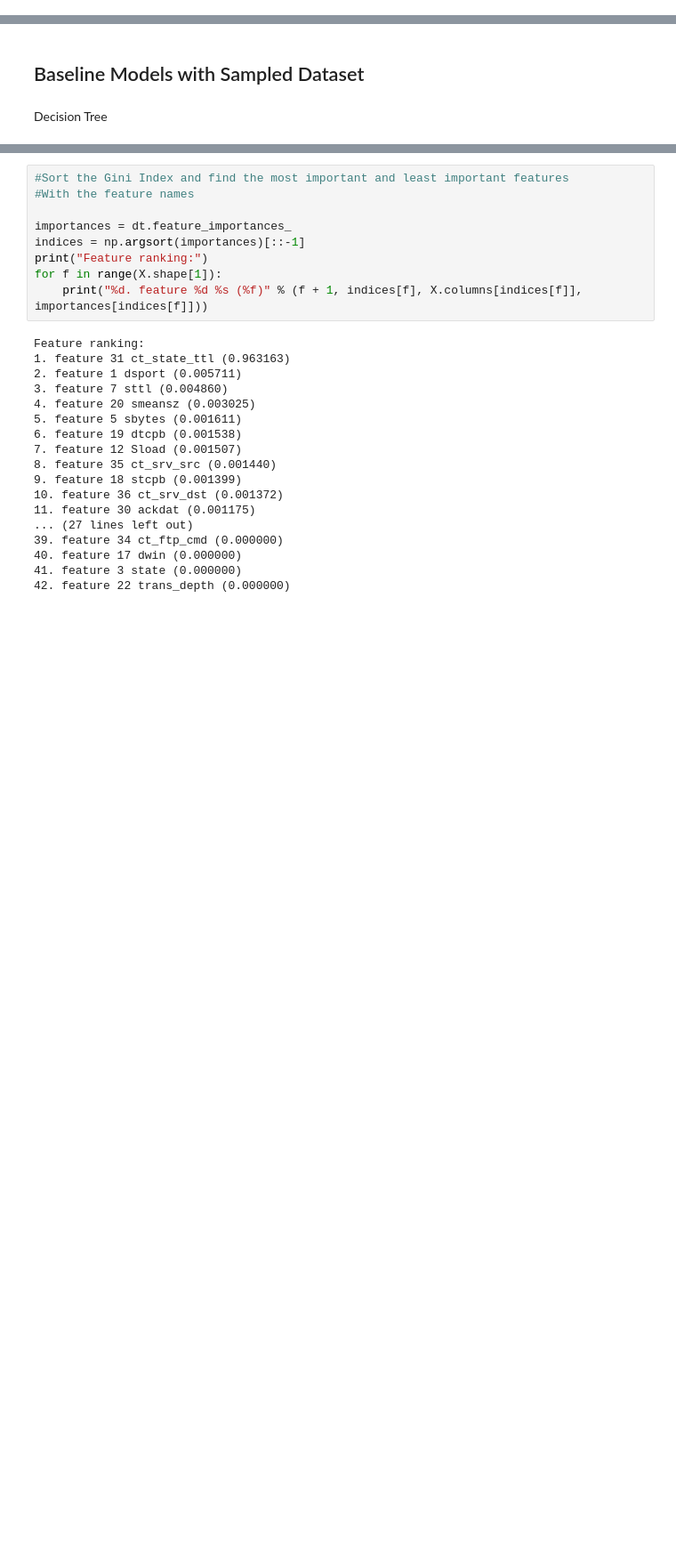
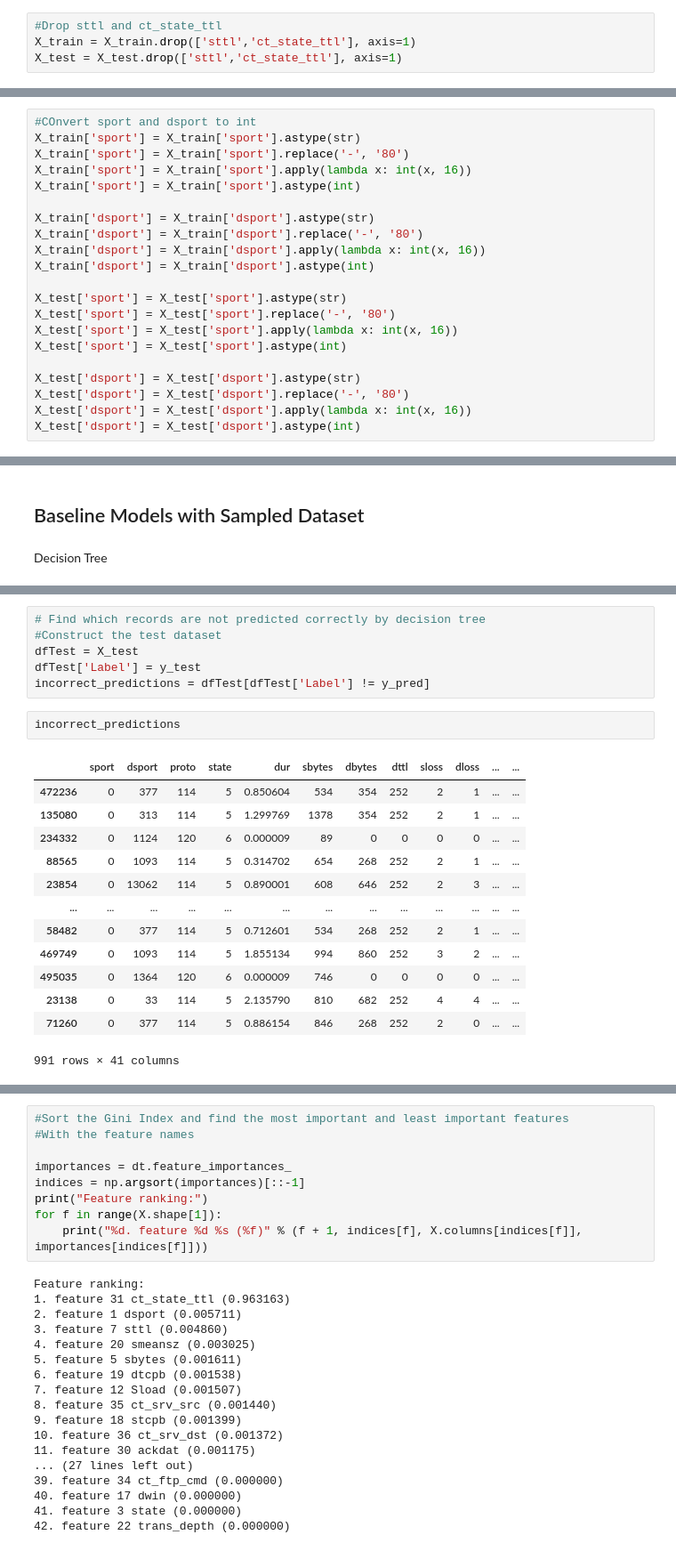
Before and after one commit to Rithuh/Graph-Based-Network-Anomaly-Detection, a Jupyter notebook: Phase2ParallelRunning.ipynb, the cells around one changed output, grey strips where cells are left out. Shown at 89% size. Drawn from its saved outputs; the diff is of its cells as text; blank space fills up the shorter version.

```diff
--- a/Phase2ParallelRunning.ipynb
+++ b/Phase2ParallelRunning.ipynb
@@ -273,3 +303,7 @@ X = dfDroppedforLR.iloc[:,0:42]
 y = dfDroppedforLR['Label']
 
 X_train, X_test, y_train, y_test = train_test_split(X, y, test_size=0.2, random_state=42)
+# %%
+#Drop sttl and ct_state_ttl
+X_train = X_train.drop(['sttl','ct_state_ttl'], axis=1)
+X_test = X_test.drop(['sttl','ct_state_ttl'], axis=1)
@@ -275,0 +312,21 @@ X_train, X_test, y_train, y_test = train_test_split(X, y, test_size=0.2, random_
+# %%
+#COnvert sport and dsport to int
+X_train['sport'] = X_train['sport'].astype(str)
+X_train['sport'] = X_train['sport'].replace('-', '80')
+X_train['sport'] = X_train['sport'].apply(lambda x: int(x, 16))
+X_train['sport'] = X_train['sport'].astype(int)
+
+X_train['dsport'] = X_train['dsport'].astype(str)
+X_train['dsport'] = X_train['dsport'].replace('-', '80')
+X_train['dsport'] = X_train['dsport'].apply(lambda x: int(x, 16))
+X_train['dsport'] = X_train['dsport'].astype(int)
+
+X_test['sport'] = X_test['sport'].astype(str)
+X_test['sport'] = X_test['sport'].replace('-', '80')
+X_test['sport'] = X_test['sport'].apply(lambda x: int(x, 16))
+X_test['sport'] = X_test['sport'].astype(int)
+
+X_test['dsport'] = X_test['dsport'].astype(str)
+X_test['dsport'] = X_test['dsport'].replace('-', '80')
+X_test['dsport'] = X_test['dsport'].apply(lambda x: int(x, 16))
+X_test['dsport'] = X_test['dsport'].astype(int)
@@ -299,0 +359,22 @@ Accuracy of Decision Tree:  0.99047
+# %%
+# Find which records are not predicted correctly by decision tree
+#Construct the test dataset
+dfTest = X_test
+dfTest['Label'] = y_test
+incorrect_predictions = dfTest[dfTest['Label'] != y_pred]
+# %%
+incorrect_predictions
+# %% [output]
+|  | sport | dsport | proto | state | dur | sbytes | dbytes | dttl | sloss | dloss | ... | ... |
+| 472236 | 0 | 377 | 114 | 5 | 0.850604 | 534 | 354 | 252 | 2 | 1 | ... | ... |
+| 135080 | 0 | 313 | 114 | 5 | 1.299769 | 1378 | 354 | 252 | 2 | 1 | ... | ... |
+| 234332 | 0 | 1124 | 120 | 6 | 0.000009 | 89 | 0 | 0 | 0 | 0 | ... | ... |
+| 88565 | 0 | 1093 | 114 | 5 | 0.314702 | 654 | 268 | 252 | 2 | 1 | ... | ... |
+| 23854 | 0 | 13062 | 114 | 5 | 0.890001 | 608 | 646 | 252 | 2 | 3 | ... | ... |
+| ... | ... | ... | ... | ... | ... | ... | ... | ... | ... | ... | ... | ... |
+| 58482 | 0 | 377 | 114 | 5 | 0.712601 | 534 | 268 | 252 | 2 | 1 | ... | ... |
+| 469749 | 0 | 1093 | 114 | 5 | 1.855134 | 994 | 860 | 252 | 3 | 2 | ... | ... |
+| 495035 | 0 | 1364 | 120 | 6 | 0.000009 | 746 | 0 | 0 | 0 | 0 | ... | ... |
+| 23138 | 0 | 33 | 114 | 5 | 2.135790 | 810 | 682 | 252 | 4 | 4 | ... | ... |
+| 71260 | 0 | 377 | 114 | 5 | 0.886154 | 846 | 268 | 252 | 2 | 0 | ... | ... |
+991 rows × 41 columns
```
Also changed, not shown: parts of 20 cells of this notebook, 2 other files.
